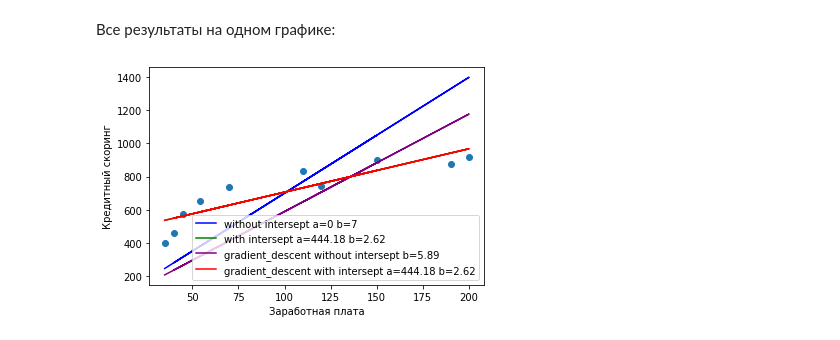
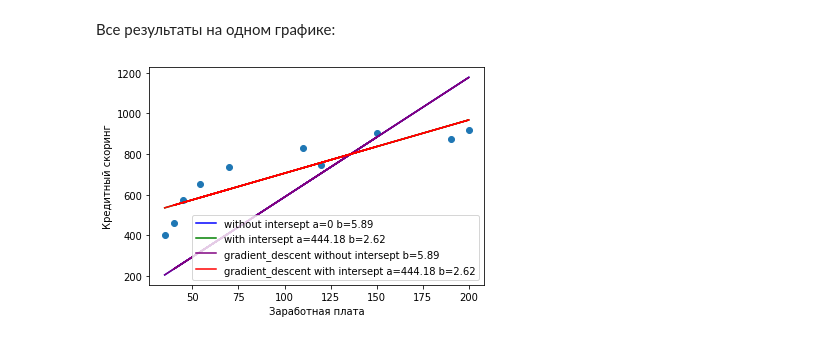
Before and after one commit to AnnaSmelova/Theory_of_probability_and_mathematical_statistics_course, a Jupyter notebook: lesson7/lesson7_homework.ipynb, the cells around one changed output. Drawn from its saved outputs; the diff is of its cells as text; code cells hidden in the pictures.

```diff
--- a/lesson7/lesson7_homework.ipynb
+++ b/lesson7/lesson7_homework.ipynb
@@ -27,6 +27,4 @@ $\Rightarrow b_1=\frac{\overline{y}}{\overline{x}}$
 # %%
-y_mean = np.mean(y)
-x_mean = np.mean(x)
-b_1 = y_mean / x_mean
+b_1 = np.sum(x * y) / np.sum(x * x)
 print(f'Без использования intersept: a=0, b={b_1}')
 # %% [output]
@@ -291,13 +289,13 @@ plt.show()
 Все результаты на одном графике:
 # %%
 plt.scatter(df['x'], df['y'])
-plt.plot(df['x'], df['y_pred_1'], label='without intersept a=0 b=7', color='blue')
+plt.plot(df['x'], df['y_pred_1'], label='without intersept a=0 b=5.89', color='blue')
 plt.plot(df['x'], df['y_pred_2'], label='with intersept a=444.18 b=2.62', color='green')
 plt.plot(df['x'], df['y_pred_3'], label='gradient_descent without intersept b=5.89', color='purple')
 plt.plot(df['x'], df['y_pred_4'], label='gradient_descent with intersept a=444.18 b=2.62', color='red')
 plt.xlabel('Заработная плата')
 plt.ylabel('Кредитный скоринг')
 plt.legend(loc="lower right")
 plt.show()
 # %% [output]
-[figure, old version]
+[figure, new version]
```
Also changed, not shown: parts of 6 cells of this notebook, 1 other file.
